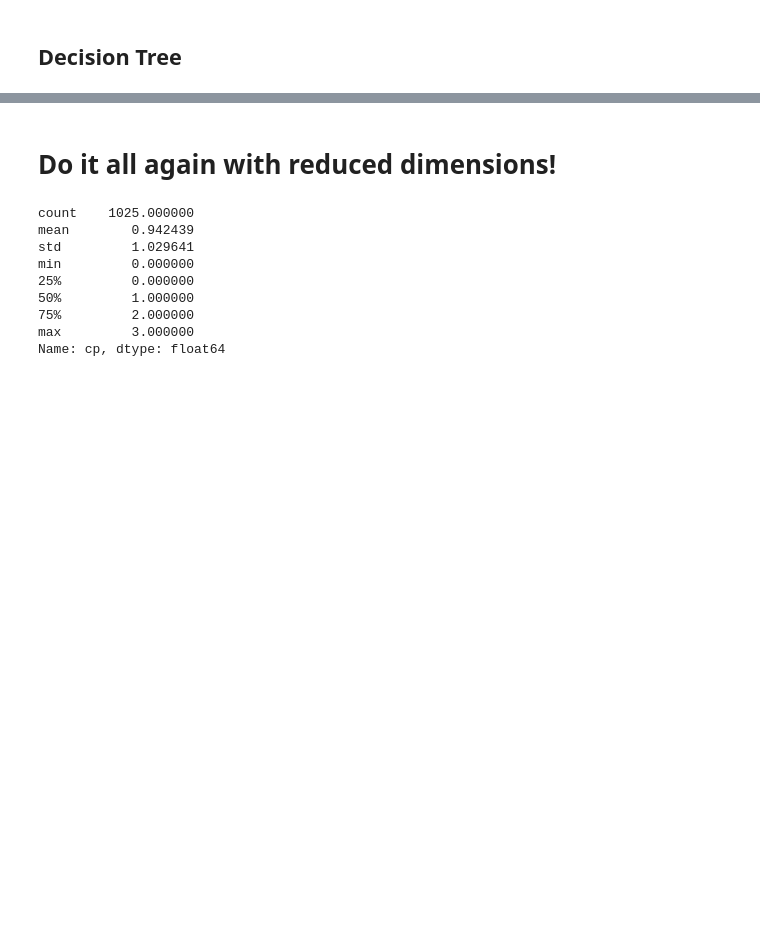
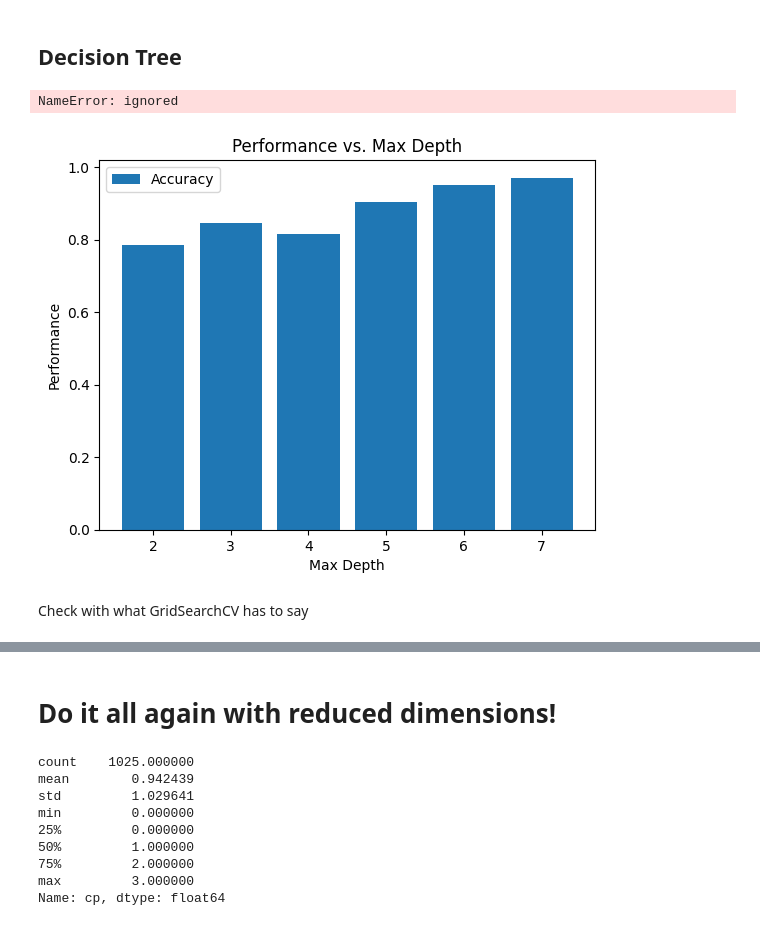
Before and after one commit to laurenlsun/heart-disease-prediction, a Jupyter notebook: Heart_Prediction_Mini_Project.ipynb, the cells around one changed output, grey strips where cells are left out. Saved outputs shown, nothing was run; the diff lists cells and outputs as text; code cells hidden in the pictures; blank space fills up the shorter version.

```diff
--- a/Heart_Prediction_Mini_Project.ipynb
+++ b/Heart_Prediction_Mini_Project.ipynb
@@ -88,0 +89,16 @@ plt.show()
+# %%
+from sklearn.neighbors import KNeighborsClassifier
+from sklearn.model_selection import GridSearchCV
+base_clf = KNeighborsClassifier()
+parameters = {'n_neighbors': num_neighbors}
+
+clf = GridSearchCV(base_clf, parameters, cv=4)
+clf.fit(X_train, y_train)
+print('best hyp parameters: ', clf.best_params_, '\n')
+
+pred = clf.predict(X_test)
+scores = clf.predict_proba(X_test)[:,1]
+
+print('Accuracy: ', accuracy_score(y_test, pred))
+print('AUROC: ', roc_auc_score(y_test, scores))
+print(classification_report(y_test, pred))
@@ -92,0 +120,32 @@ from sklearn.svm import SVC
+# %%
+from sklearn import tree
+
+max_depths = [2,3,4,5,6,7]
+acc_scores = []
+auroc_scores = []
+
+# ax, fig = plt.subplots(2,3)
+
+for i in range(len(max_depths)):
+  tre = tree.DecisionTreeClassifier(max_depth=max_depths[i])
+  tre.fit(X_train, y_train)
+  pred=tre.predict(X_test)
+  acc_scores.append(accuracy_score(y_test, pred))
+  auroc_scores.append(roc_auc_score(y_test, scores))
+  ax[i] = tree.plot_tree(tre)
+# %% [output]
+NameError: ignored
+# %%
+bar_width = 0.35
+x = range(len(max_depths))
+plt.bar(x, acc_scores, label="Accuracy")
+plt.xticks(x,max_depths)
+plt.xlabel('Max Depth')
+plt.ylabel('Performance')
+plt.title('Performance vs. Max Depth')
+plt.legend()
+plt.show()
+# %% [output]
+[figure, added]
+# %% [markdown]
+Check with what GridSearchCV has to say
```
Also changed, not shown: parts of 10 cells of this notebook.
